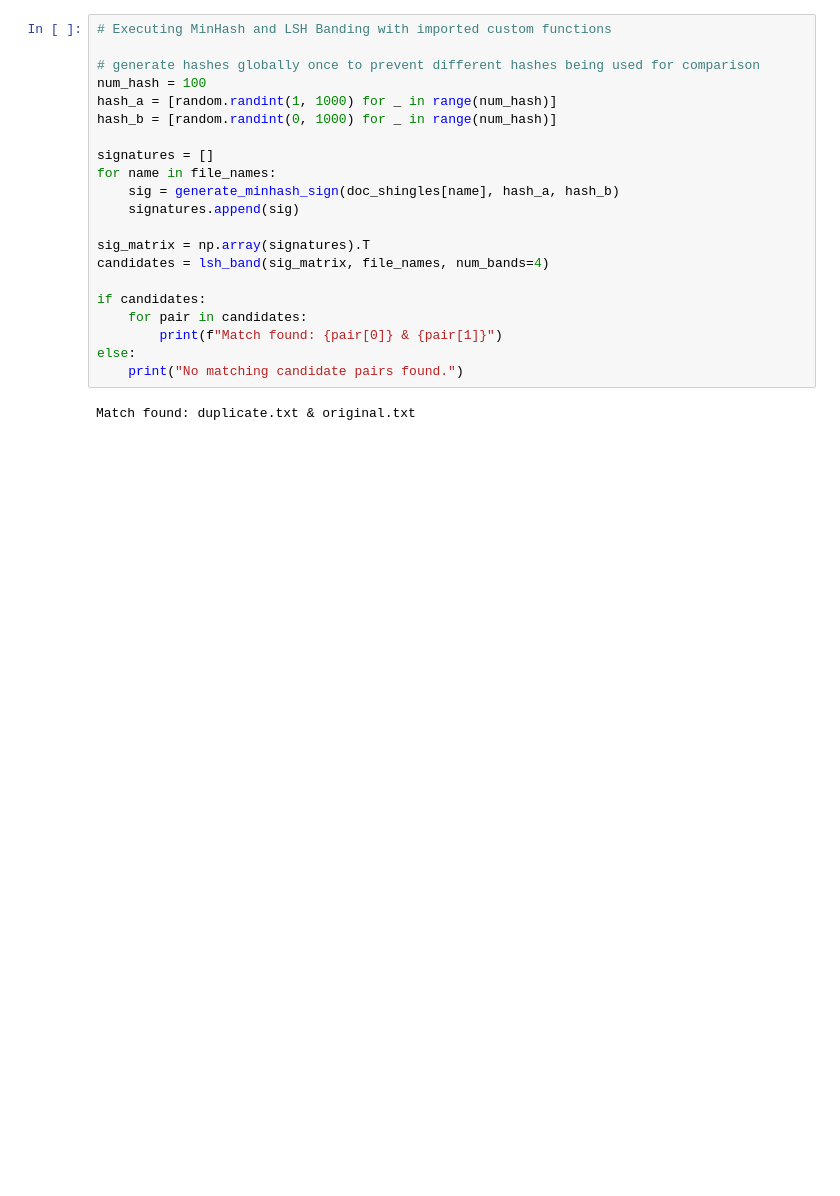
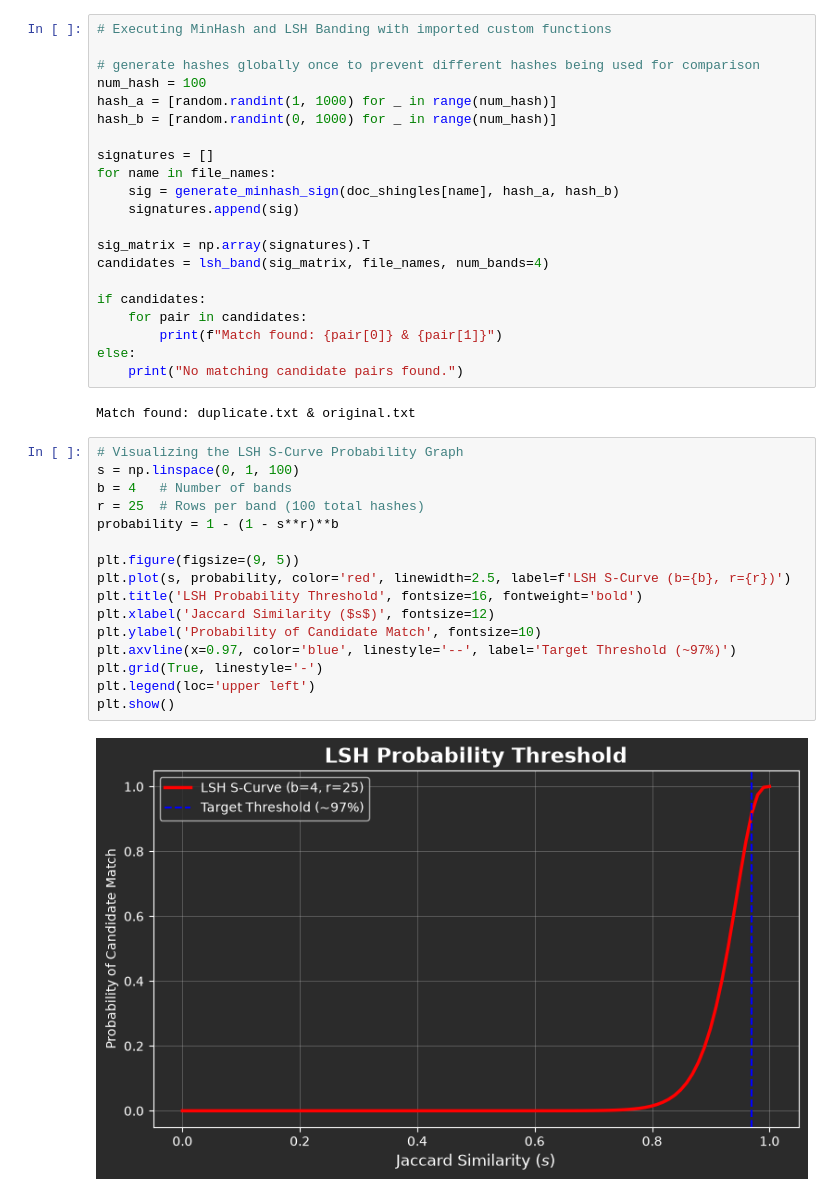
Before and after one commit to BorislavaSh/MathForDevs_FinalProject, a Jupyter notebook: duplicate_finder.ipynb, the cells around one changed output. Drawn from its saved outputs; the diff is of its cells as text; blank space fills up the shorter version.

```diff
--- a/duplicate_finder.ipynb
+++ b/duplicate_finder.ipynb
@@ -127,3 +127,21 @@ else:
     print("No matching candidate pairs found.")
 # %% [output]
 Match found: duplicate.txt & original.txt
+# %%
+# Visualizing the LSH S-Curve Probability Graph
+s = np.linspace(0, 1, 100)
+b = 4   # Number of bands
+r = 25  # Rows per band (100 total hashes)
+probability = 1 - (1 - s**r)**b
+
+plt.figure(figsize=(9, 5))
+plt.plot(s, probability, color='red', linewidth=2.5, label=f'LSH S-Curve (b={b}, r={r})')
+plt.title('LSH Probability Threshold', fontsize=16, fontweight='bold')
+plt.xlabel('Jaccard Similarity ($s$)', fontsize=12)
+plt.ylabel('Probability of Candidate Match', fontsize=10)
+plt.axvline(x=0.97, color='blue', linestyle='--', label='Target Threshold (~97%)')
+plt.grid(True, linestyle='-')
+plt.legend(loc='upper left')
+plt.show()
+# %% [output]
+[figure, added]
```
Also changed, not shown: parts of 3 cells of this notebook.
